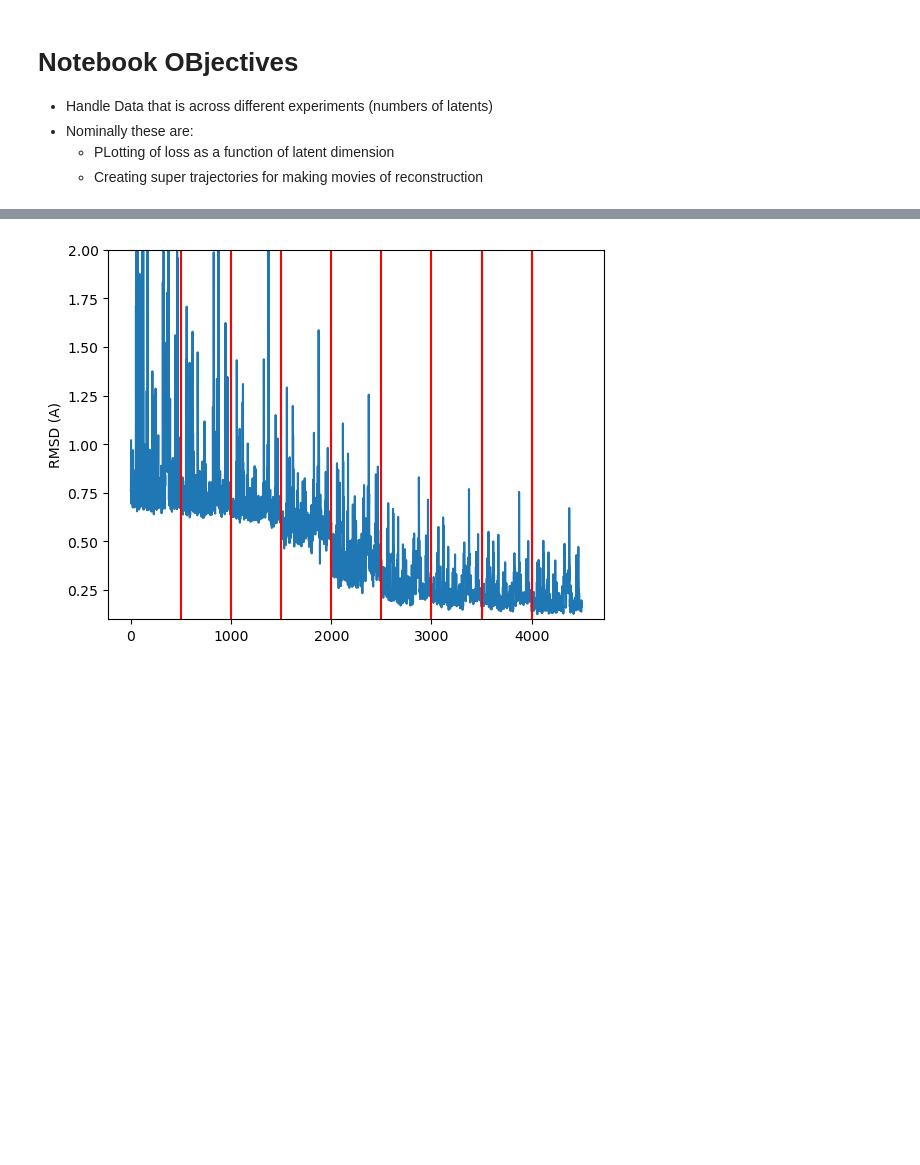
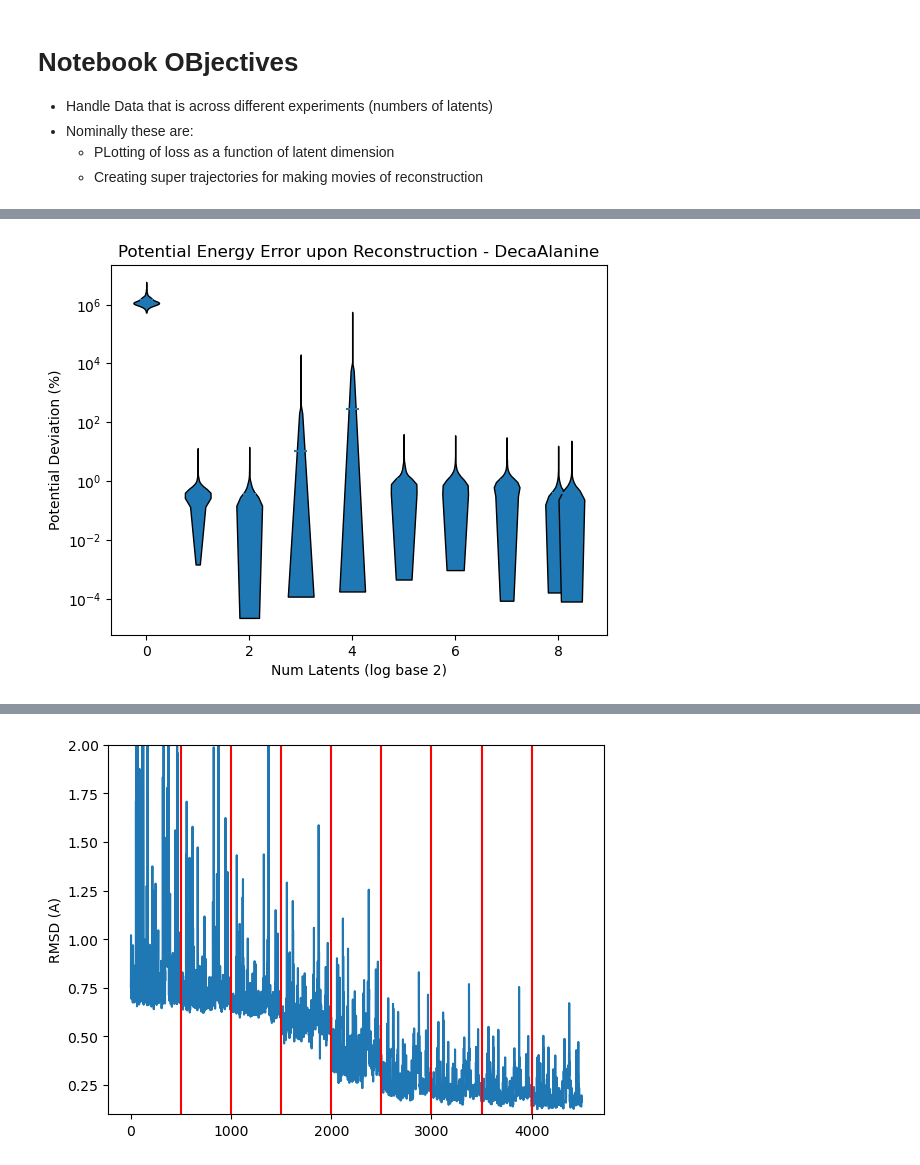
Before and after one commit to CCBatIIT/Deep-MMS, a Jupyter notebook: Multi-Analysis.ipynb, the cells around one changed output, grey strips where cells are left out. Drawn from its saved outputs; the diff is of its cells as text; code cells hidden in the pictures; blank space fills up the shorter version.

```diff
--- a/Multi-Analysis.ipynb
+++ b/Multi-Analysis.ipynb
@@ -218,0 +247,4 @@ self.rmsd_violin_plot(rng_seed=98263, title='RMSD Error upon Reconstruction - De
+# %%
+self.potential_violin_plot(rng_seed=98263, title='Potential Energy Error upon Reconstruction - DecaAlanine')
+# %% [output]
+[figure, added]
```
Also changed, not shown: parts of 12 cells of this notebook, 1 other file.
